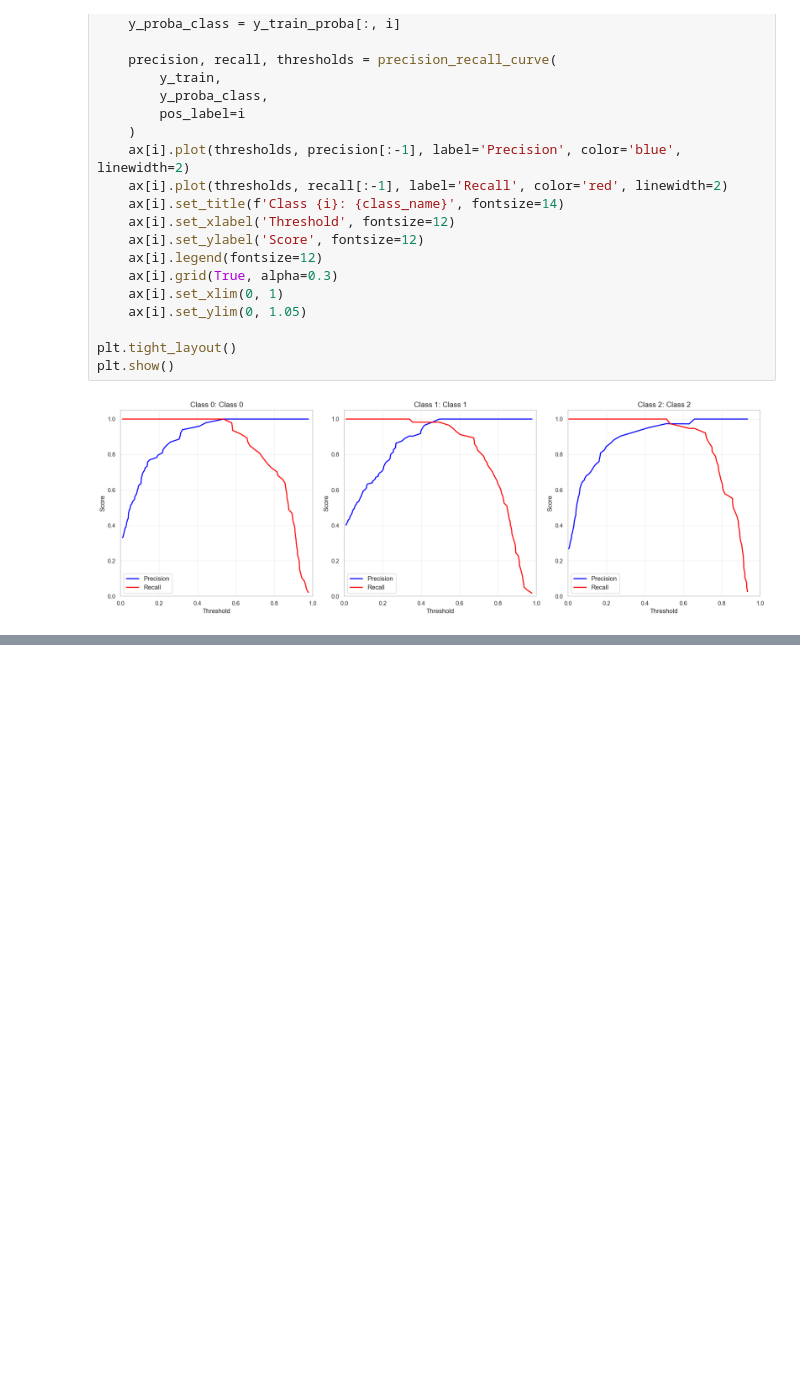
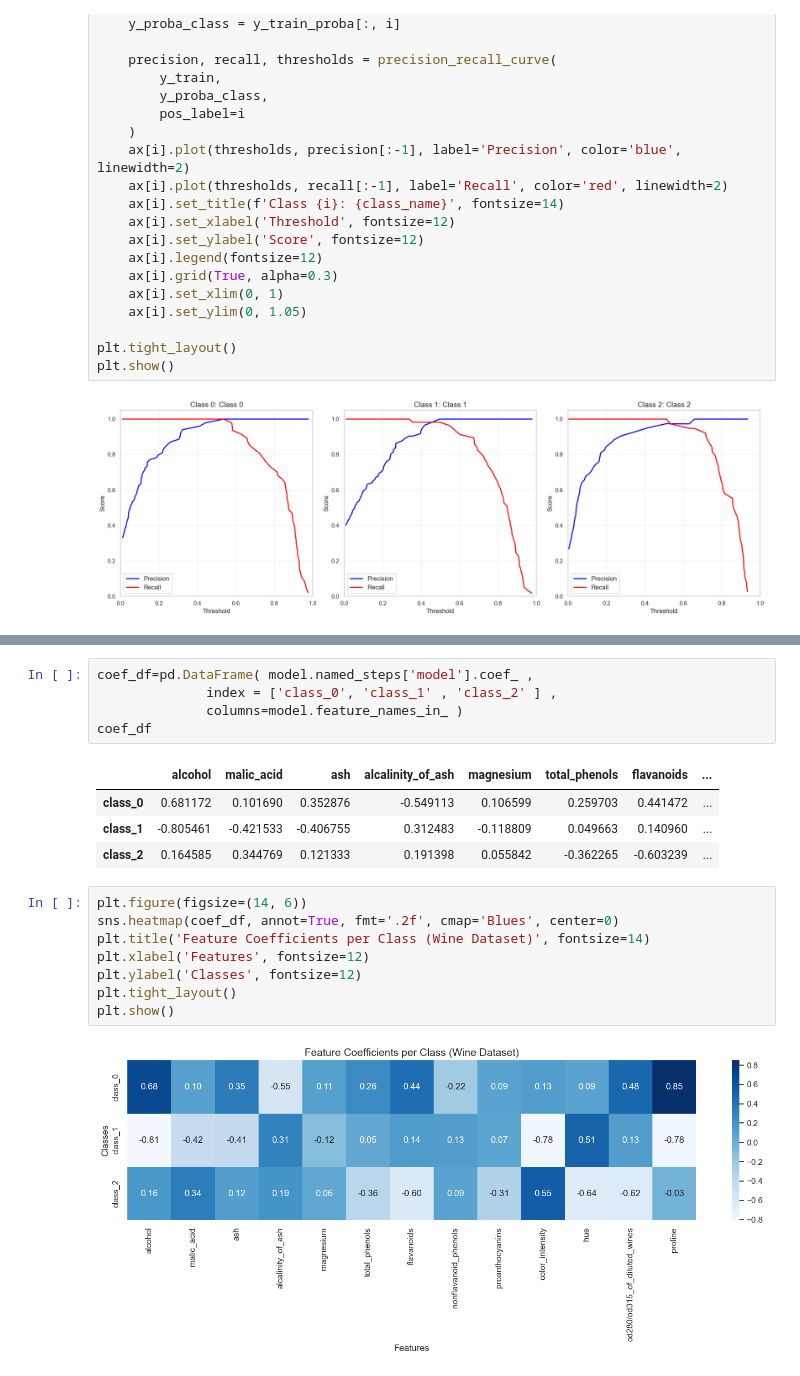
Before and after one commit to qamarr6092/Machine-Learning, a Jupyter notebook: Logistic Regression/wine_classifier.ipynb, the cells around one changed output, grey strips where cells are left out. Cells and saved outputs as stored; diff of their text form; blank space fills up the shorter version.

Commit message:
Completed the wine dataset

```diff
--- a/Logistic Regression/Untitled.ipynb
+++ b/Logistic Regression/wine_classifier.ipynb
@@ -229,0 +238,20 @@ plt.show()
+# %%
+coef_df=pd.DataFrame( model.named_steps['model'].coef_ ,
+              index = ['class_0', 'class_1' , 'class_2' ] ,
+              columns=model.feature_names_in_ )
+coef_df
+# %% [output]
+|  | alcohol | malic_acid | ash | alcalinity_of_ash | magnesium | total_phenols | flavanoids | ... |
+| class_0 | 0.681172 | 0.101690 | 0.352876 | -0.549113 | 0.106599 | 0.259703 | 0.441472 | ... |
+| class_1 | -0.805461 | -0.421533 | -0.406755 | 0.312483 | -0.118809 | 0.049663 | 0.140960 | ... |
+| class_2 | 0.164585 | 0.344769 | 0.121333 | 0.191398 | 0.055842 | -0.362265 | -0.603239 | ... |
+# %%
+plt.figure(figsize=(14, 6))
+sns.heatmap(coef_df, annot=True, fmt='.2f', cmap='Blues', center=0)
+plt.title('Feature Coefficients per Class (Wine Dataset)', fontsize=14)
+plt.xlabel('Features', fontsize=12)
+plt.ylabel('Classes', fontsize=12)
+plt.tight_layout()
+plt.show()
+# %% [output]
+[figure, added]
```
Also changed, not shown: parts of 22 cells of this notebook.
